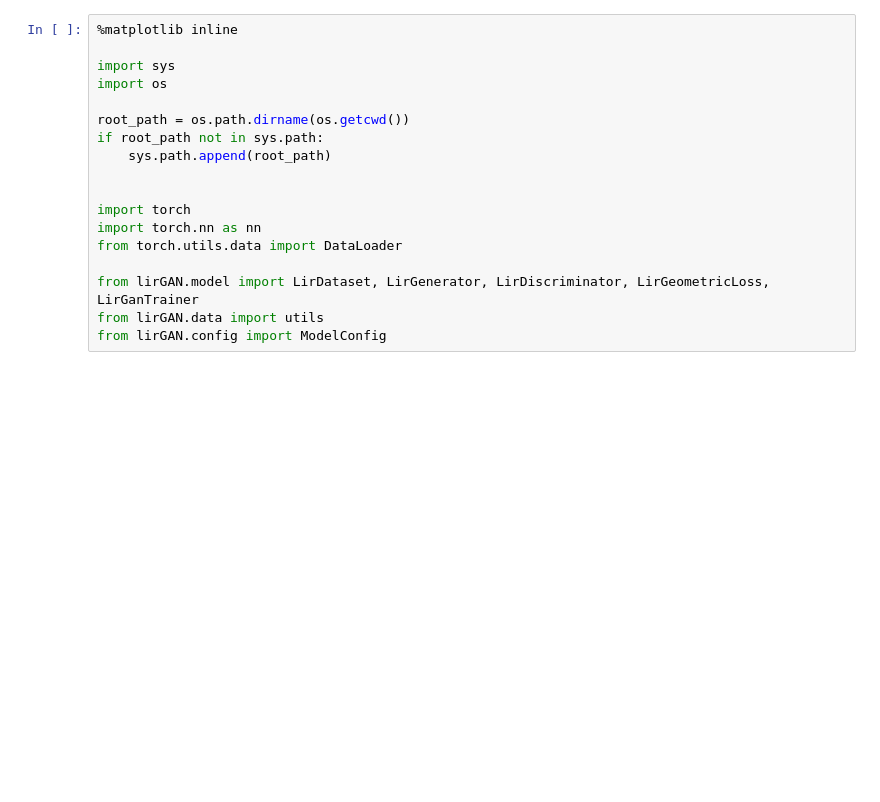
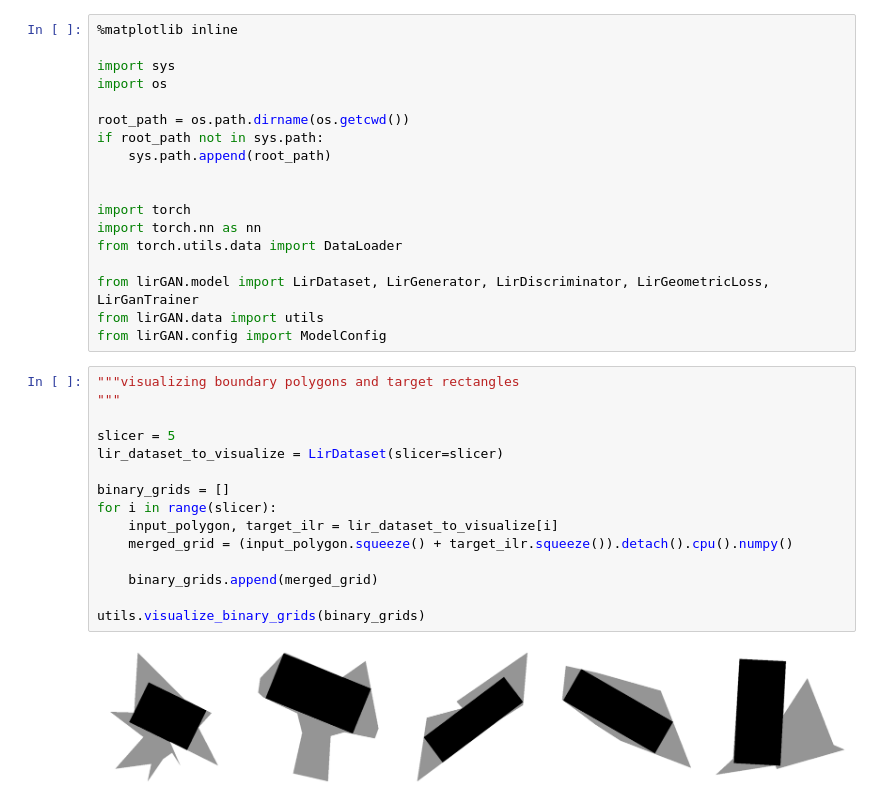
Before and after one commit to PARKCHEOLHEE-lab/gan-exer, a Jupyter notebook: lirGAN/lirGAN.ipynb, the cells around one changed output. Cells and saved outputs as stored; diff of their text form; blank space fills up the shorter version.

```diff
--- a/lirGAN/lirGAN.ipynb
+++ b/lirGAN/lirGAN.ipynb
@@ -16,4 +16,21 @@ from torch.utils.data import DataLoader
 from lirGAN.model import LirDataset, LirGenerator, LirDiscriminator, LirGeometricLoss, LirGanTrainer
 from lirGAN.data import utils
 from lirGAN.config import ModelConfig
+# %%
+"""visualizing boundary polygons and target rectangles
+"""
+
+slicer = 5
+lir_dataset_to_visualize = LirDataset(slicer=slicer)
+
+binary_grids = []
+for i in range(slicer):
+    input_polygon, target_ilr = lir_dataset_to_visualize[i]
+    merged_grid = (input_polygon.squeeze() + target_ilr.squeeze()).detach().cpu().numpy()
+
+    binary_grids.append(merged_grid)
+
+utils.visualize_binary_grids(binary_grids)
+# %% [output]
+[figure, added]
 # %%
```
Also changed, not shown: parts of 6 cells of this notebook, 3 other files.
